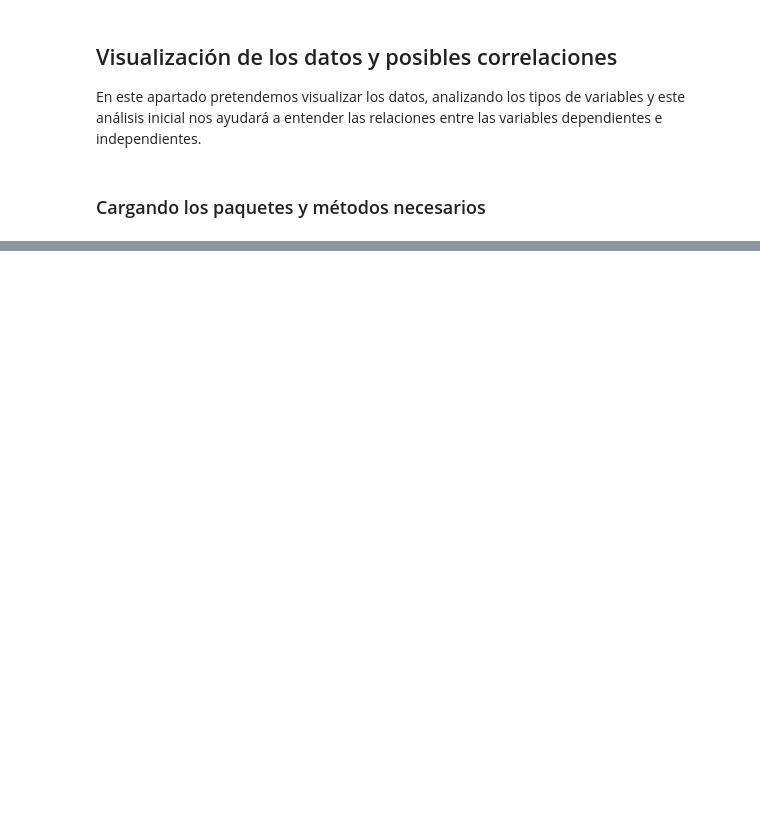
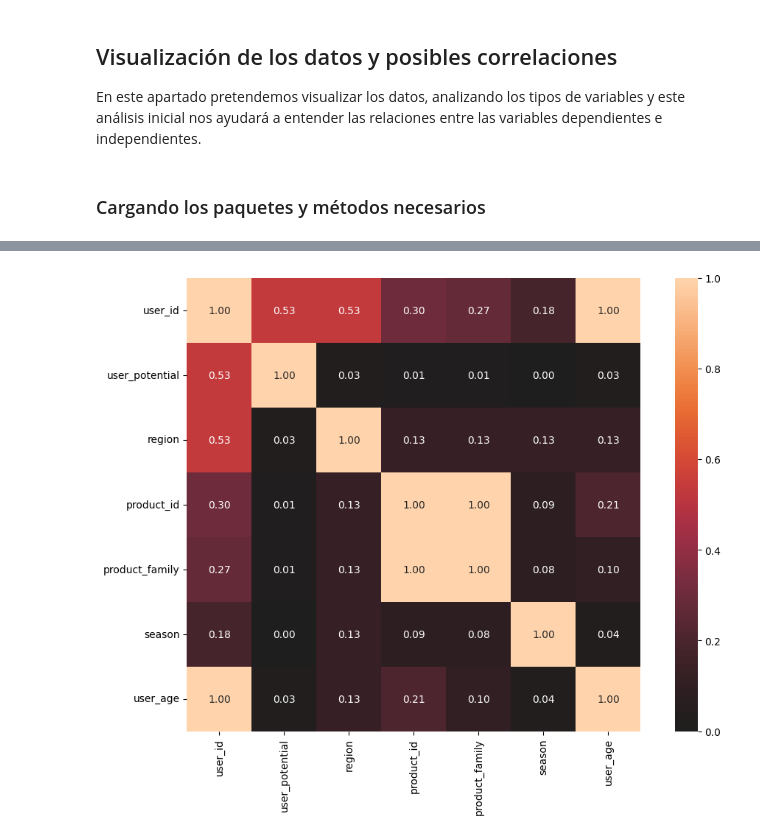
Before and after one commit to joseilberto/isdin_ds_challenge, a Jupyter notebook: isdin_challenge.ipynb, the cells around one changed output, grey strips where cells are left out. Cells and saved outputs as stored; diff of their text form; code cells hidden in the pictures; blank space fills up the shorter version.

```diff
--- a/isdin_challenge.ipynb
+++ b/isdin_challenge.ipynb
@@ -22,0 +48,4 @@ ModuleNotFoundError: No module named 'pkg_resources'
+# %%
+filepath = join(".", "data", "sales_data.csv")
+data, labelled_df = read_csv_data(filepath)
+data.head()
@@ -22,0 +93,4 @@ ModuleNotFoundError: No module named 'pkg_resources'
+# %%
+correlations = associations(labelled_df.loc[:, labelled_df.columns != "transaction_date"], numerical_columns= ["user_age"], figsize = (12, 8))
+# %% [output]
+[figure, added]
```
Also changed, not shown: parts of 23 cells of this notebook.
